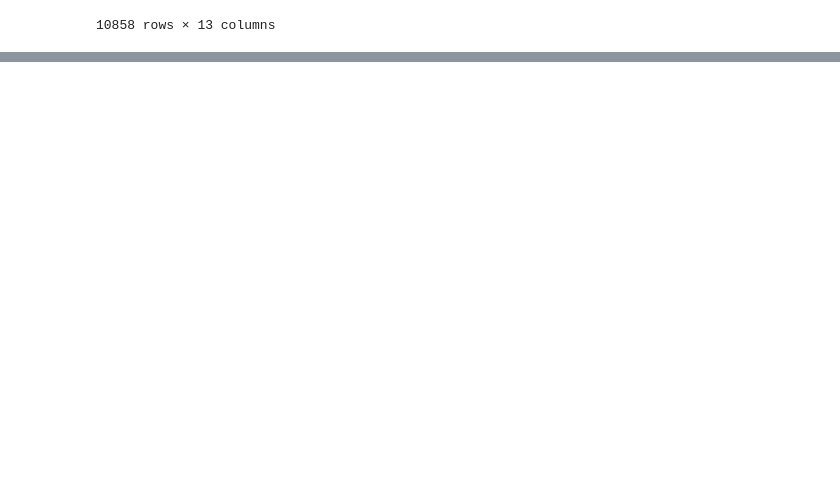
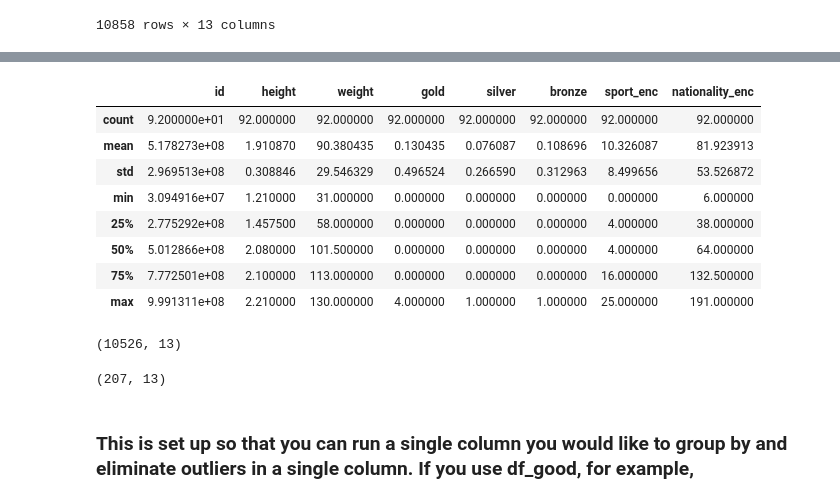
Before and after one commit to josephburton06/helper_functions, a Jupyter notebook: jb_helper_functions_prep.ipynb, the cells around one changed output, grey strips where cells are left out. Cells and saved outputs as stored; diff of their text form; code cells hidden in the pictures; blank space fills up the shorter version.

```diff
--- a/jb_helper_functions_prep.ipynb
+++ b/jb_helper_functions_prep.ipynb
@@ -81,0 +110,12 @@ df[df.sex == 'female'].height.quantile(0.75)
+# %%
+df_rem.describe()
+# %% [output]
+|  | id | height | weight | gold | silver | bronze | sport_enc | nationality_enc |
+| count | 9.200000e+01 | 92.000000 | 92.000000 | 92.000000 | 92.000000 | 92.000000 | 92.000000 | 92.000000 |
+| mean | 5.178273e+08 | 1.910870 | 90.380435 | 0.130435 | 0.076087 | 0.108696 | 10.326087 | 81.923913 |
+| std | 2.969513e+08 | 0.308846 | 29.546329 | 0.496524 | 0.266590 | 0.312963 | 8.499656 | 53.526872 |
+| min | 3.094916e+07 | 1.210000 | 31.000000 | 0.000000 | 0.000000 | 0.000000 | 0.000000 | 6.000000 |
+| 25% | 2.775292e+08 | 1.457500 | 58.000000 | 0.000000 | 0.000000 | 0.000000 | 4.000000 | 38.000000 |
+| 50% | 5.012866e+08 | 2.080000 | 101.500000 | 0.000000 | 0.000000 | 0.000000 | 4.000000 | 64.000000 |
+| 75% | 7.772501e+08 | 2.100000 | 113.000000 | 0.000000 | 0.000000 | 0.000000 | 16.000000 | 132.500000 |
+| max | 9.991311e+08 | 2.210000 | 130.000000 | 4.000000 | 1.000000 | 1.000000 | 25.000000 | 191.000000 |
@@ -81,0 +124,10 @@ df[df.sex == 'female'].height.quantile(0.75)
+# %%
+df_good.shape
+# %% [output]
+(10526, 13)
+# %%
+df_rem.shape
+# %% [output]
+(207, 13)
+# %% [markdown]
+### This is set up so that you can run a single column you would like to group by and eliminate outliers in a single column.  If you use df_good, for example,
```
Also changed, not shown: parts of 13 cells of this notebook.
